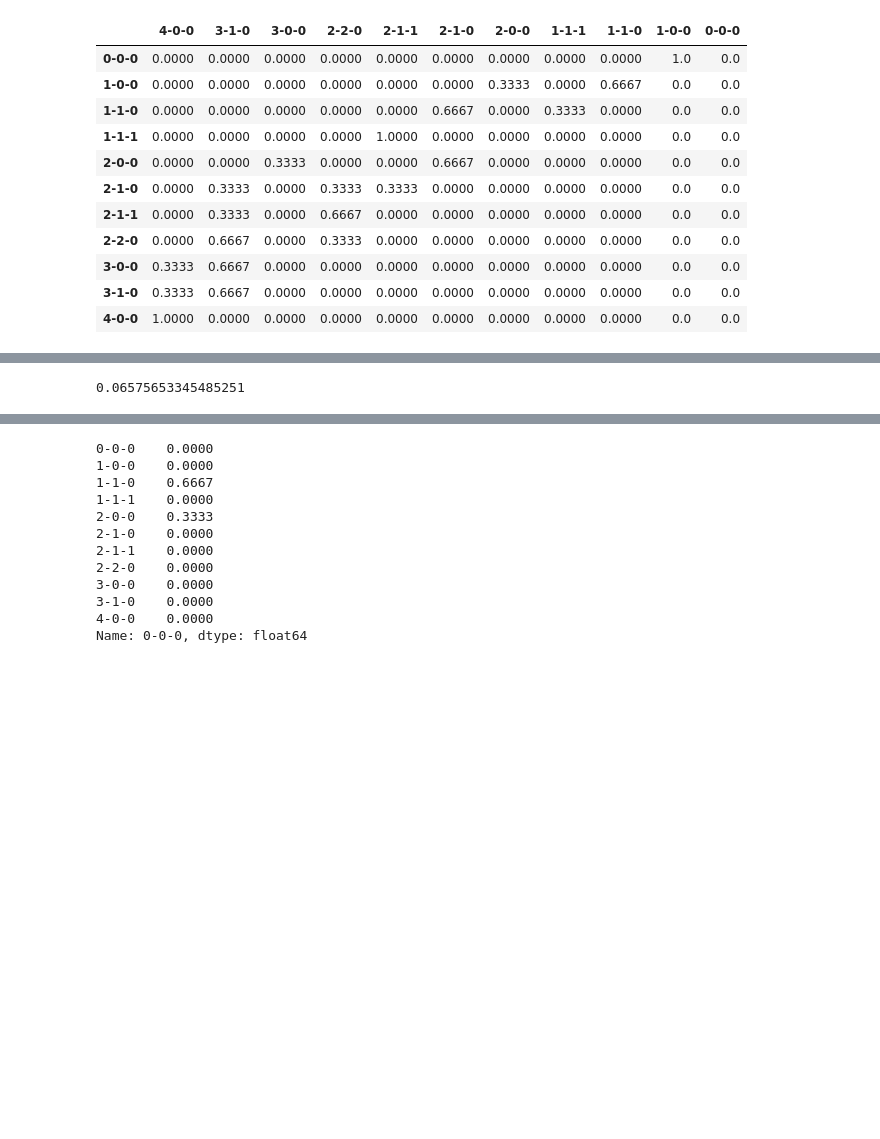
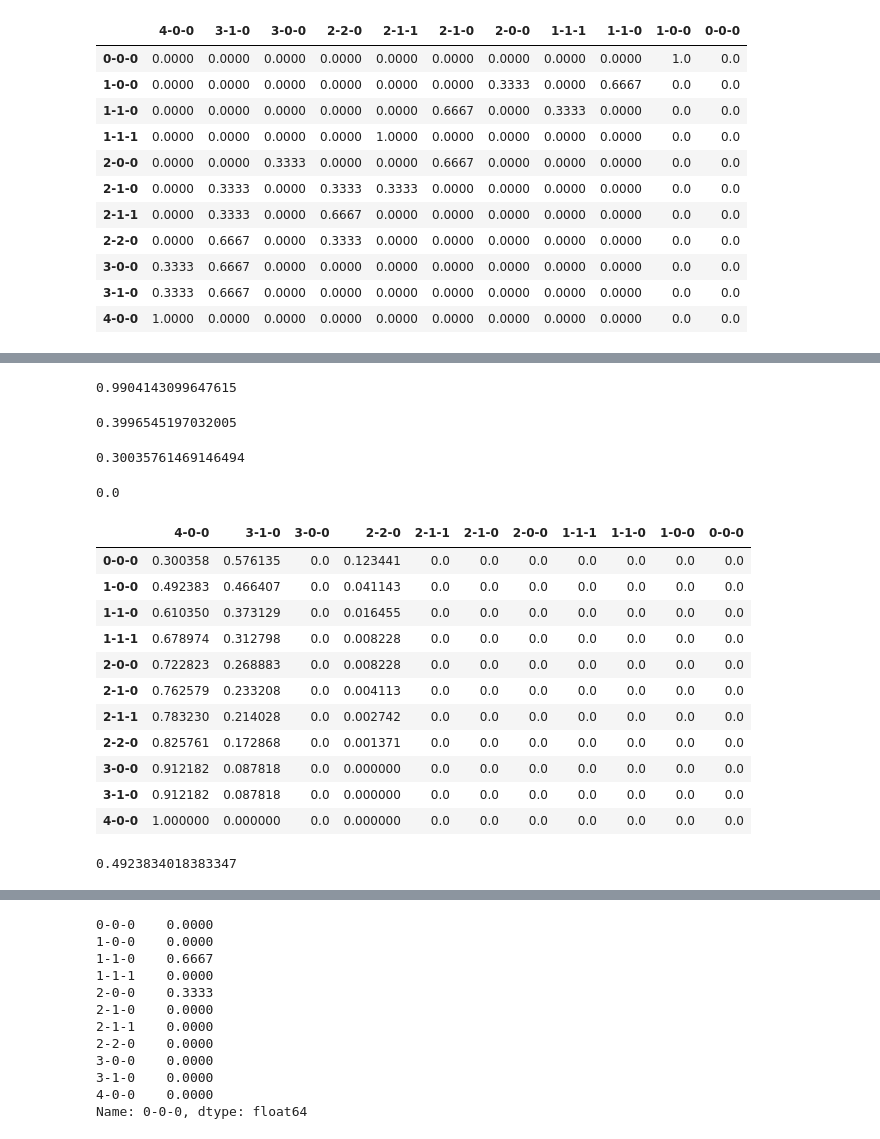
Before and after one commit to Exkalamity/HSR_Action_Simulator, a Jupyter notebook: qingque_create_sp_data.ipynb, the cells around one changed output, grey strips where cells are left out. Cells and saved outputs as stored; diff of their text form; code cells hidden in the pictures; blank space fills up the shorter version.

```diff
--- a/qingque_create_sp_data.ipynb
+++ b/qingque_create_sp_data.ipynb
@@ -425,5 +343,46 @@ def prob_at_least(sp,min,passive):
     prob_df = make_transition_matrix()
     draw_prob_df = pd_exp(prob_df, 2)
     return np.dot((pd_exp(draw_prob_df, sp) - pd_exp(draw_prob_df, min))["4-0-0"], pd_exp(prob_df, passive).T["0-0-0"][::-1])
+
+def prob_success(sp,passive):
+    prob_df = make_transition_matrix()
+    draw_prob_df = pd_exp(prob_df, 2)
+    return np.dot((pd_exp(draw_prob_df, sp))["4-0-0"], pd_exp(prob_df, passive).T["0-0-0"][::-1])
+
+def prob_at_most(max,passive):
+    return prob_success(max, passive)
-# %% [output]
-0.06575653345485251
+# %%
+np.dot( pd_exp(prob_df, 3).T["0-0-0"][::-1], (pd_exp(draw_prob_df, 7))["4-0-0"])
+# %% [output]
+0.9904143099647615
+# %%
+prob_at_least(4,2,3)
+# %% [output]
+0.3996545197032005
+# %%
+prob_success(1,4)
+# %% [output]
+0.30035761469146494
+# %%
+prob_success(1,3) - prob_success(0,3)
+# %% [output]
+0.0
+# %%
+pd_exp(prob_df, 6)
+# %% [output]
+|  | 4-0-0 | 3-1-0 | 3-0-0 | 2-2-0 | 2-1-1 | 2-1-0 | 2-0-0 | 1-1-1 | 1-1-0 | 1-0-0 | 0-0-0 |
+| 0-0-0 | 0.300358 | 0.576135 | 0.0 | 0.123441 | 0.0 | 0.0 | 0.0 | 0.0 | 0.0 | 0.0 | 0.0 |
+| 1-0-0 | 0.492383 | 0.466407 | 0.0 | 0.041143 | 0.0 | 0.0 | 0.0 | 0.0 | 0.0 | 0.0 | 0.0 |
+| 1-1-0 | 0.610350 | 0.373129 | 0.0 | 0.016455 | 0.0 | 0.0 | 0.0 | 0.0 | 0.0 | 0.0 | 0.0 |
+| 1-1-1 | 0.678974 | 0.312798 | 0.0 | 0.008228 | 0.0 | 0.0 | 0.0 | 0.0 | 0.0 | 0.0 | 0.0 |
+| 2-0-0 | 0.722823 | 0.268883 | 0.0 | 0.008228 | 0.0 | 0.0 | 0.0 | 0.0 | 0.0 | 0.0 | 0.0 |
+| 2-1-0 | 0.762579 | 0.233208 | 0.0 | 0.004113 | 0.0 | 0.0 | 0.0 | 0.0 | 0.0 | 0.0 | 0.0 |
+| 2-1-1 | 0.783230 | 0.214028 | 0.0 | 0.002742 | 0.0 | 0.0 | 0.0 | 0.0 | 0.0 | 0.0 | 0.0 |
+| 2-2-0 | 0.825761 | 0.172868 | 0.0 | 0.001371 | 0.0 | 0.0 | 0.0 | 0.0 | 0.0 | 0.0 | 0.0 |
+| 3-0-0 | 0.912182 | 0.087818 | 0.0 | 0.000000 | 0.0 | 0.0 | 0.0 | 0.0 | 0.0 | 0.0 | 0.0 |
+| 3-1-0 | 0.912182 | 0.087818 | 0.0 | 0.000000 | 0.0 | 0.0 | 0.0 | 0.0 | 0.0 | 0.0 | 0.0 |
+| 4-0-0 | 1.000000 | 0.000000 | 0.0 | 0.000000 | 0.0 | 0.0 | 0.0 | 0.0 | 0.0 | 0.0 | 0.0 |
+# %%
+prob_success(2,3)
+# %% [output]
+0.4923834018383347
```
Also changed, not shown: parts of 11 cells of this notebook, 8 other files.
